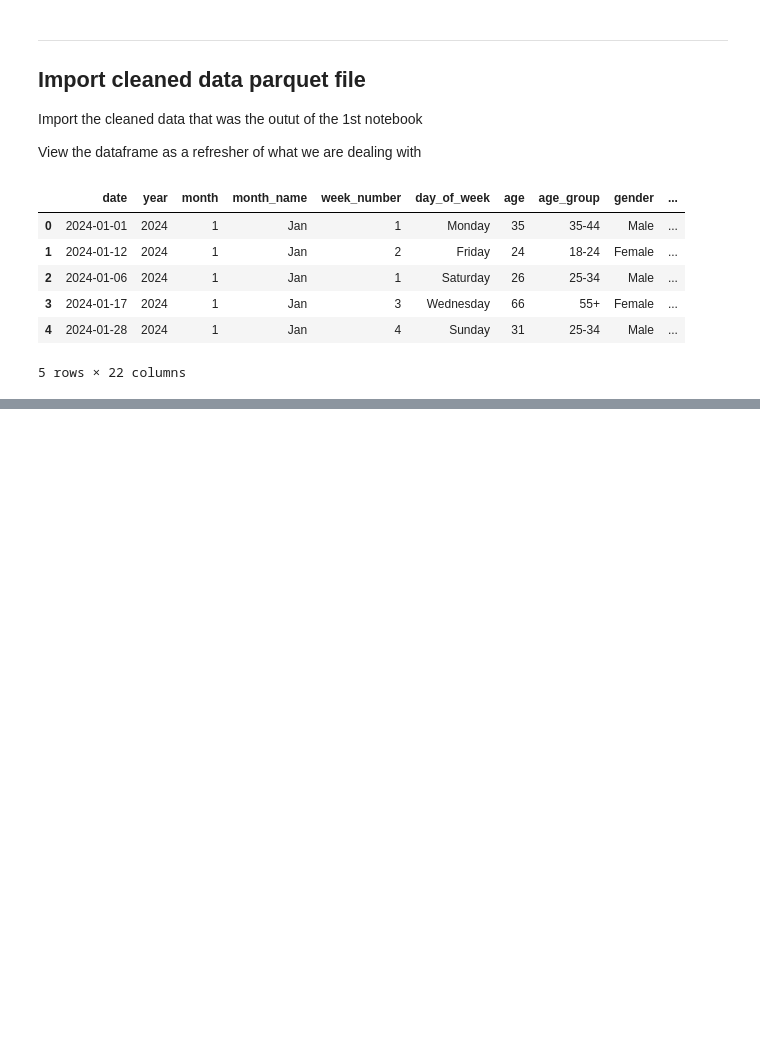
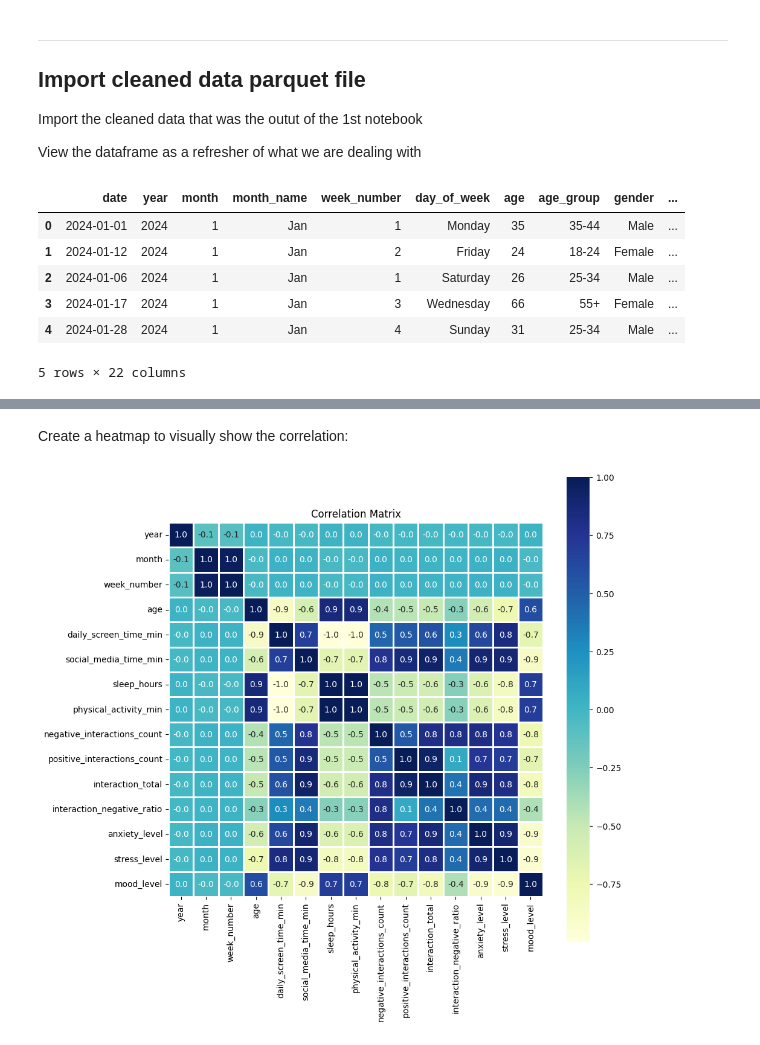
Before and after one commit to petedanielsmith/social-media-effect-on-mental-health, a Jupyter notebook: jupyter_notebooks/02_eda_exploratory_data_analysis.ipynb, the cells around one changed output, grey strips where cells are left out. Drawn from its saved outputs; the diff is of its cells as text; code cells hidden in the pictures; blank space fills up the shorter version.

Commit message:
Add correlation section to NB02 notebook (#23)

```diff
--- a/jupyter_notebooks/02_eda_exploratory_data_analysis.ipynb
+++ b/jupyter_notebooks/02_eda_exploratory_data_analysis.ipynb
@@ -32,0 +39,3 @@ df.head()
+# %%
+corr = df.corr(numeric_only=True)
+corr
@@ -32,0 +59,23 @@ df.head()
+# %% [markdown]
+Create a heatmap to visually show the correlation:
+# %%
+# set figure size
+plt.figure(figsize=(10, 10))
+
+# Create a heatmap to visually show the correlation
+sns.heatmap(
+    corr,
+    cmap="YlGnBu",
+    square=True,
+    linewidths=1,
+    linecolor="white",
+    annot=True,          # show numbers
+    fmt=".1f"            # round to 1 decimal place
+)
+plt.title("Correlation Matrix")
+
+# Save figure and show
+plt.savefig('../charts/correlation_matrix_heatmap.png')
+plt.show()
+# %% [output]
+[figure, added]
```
Also changed, not shown: parts of 3 cells of this notebook, 1 other file.
